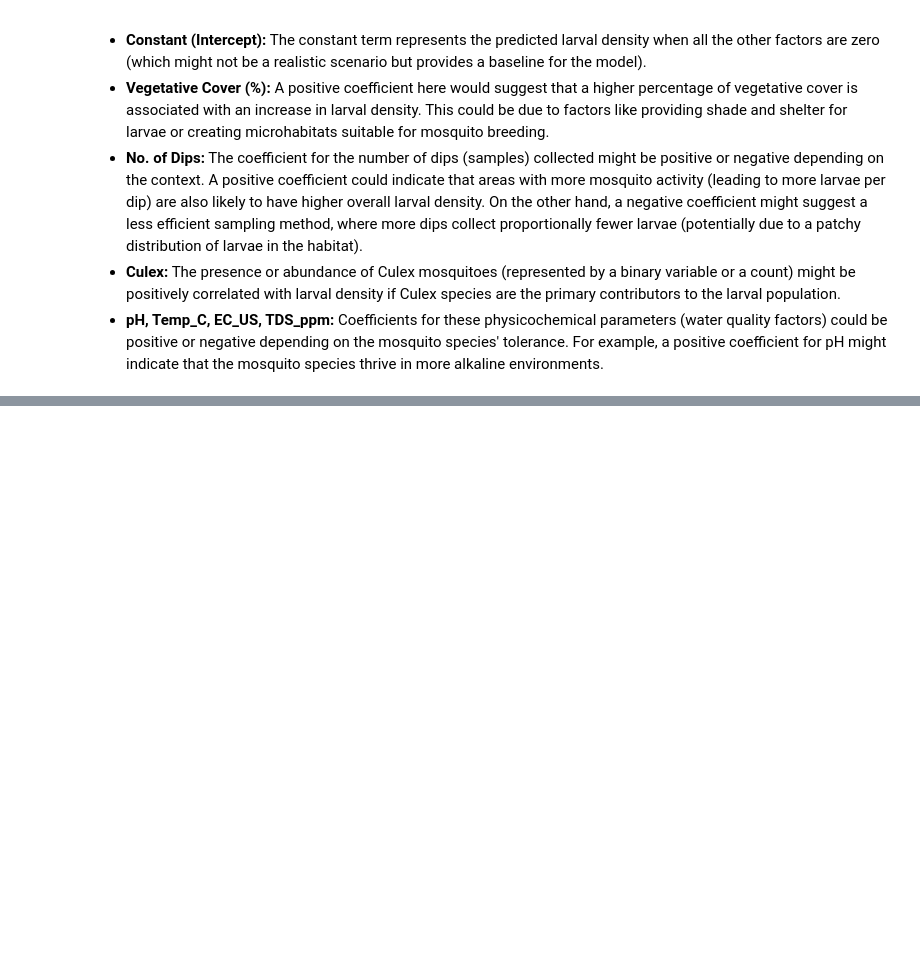
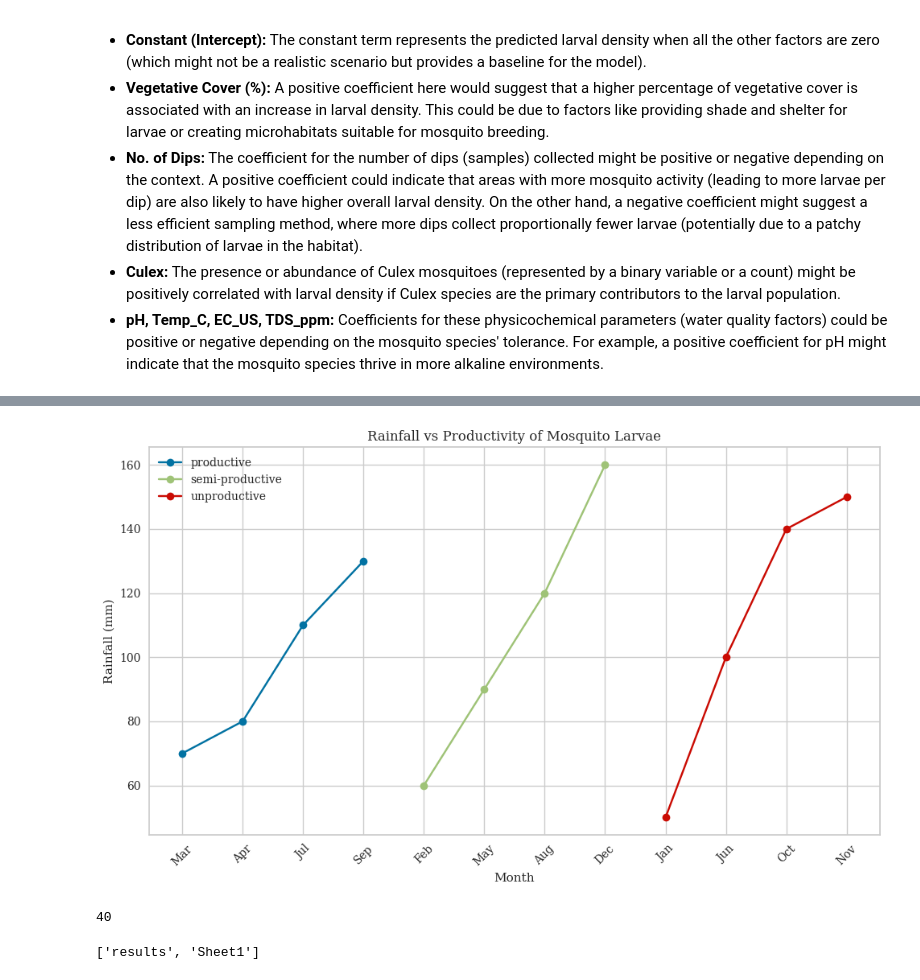
Before and after one commit to philusnarh/Lecture_notes, a Jupyter notebook: QAnalysis/data_analysis.ipynb, the cells around one changed output, grey strips where cells are left out. Drawn from its saved outputs; the diff is of its cells as text; code cells hidden in the pictures; blank space fills up the shorter version.

```diff
--- a/QAnalysis/data_analysis.ipynb
+++ b/QAnalysis/data_analysis.ipynb
@@ -683,0 +788,48 @@ The table above shows the results of a linear regression for predicting larval d
+# %%
+import pandas as pd
+import matplotlib.pyplot as plt
+
+# Sample data for rainfall and productivity of mosquito larvae
+data = {
+    'Month': ['Jan', 'Feb', 'Mar', 'Apr', 'May', 'Jun', 'Jul', 'Aug', 'Sep', 'Oct', 'Nov', 'Dec'],
+    'Rainfall (mm)': [50, 60, 70, 80, 90, 100, 110, 120, 130, 140, 150, 160],
+    'Productivity': ['unproductive', 'semi-productive', 'productive', 'productive', 'semi-productive', 'unproductive',
+                     'productive', 'semi-productive', 'productive', 'unproductive', 'unproductive', 'semi-productive']
+}
+
+# Create a DataFrame
+df = pd.DataFrame(data)
+
+# Grouping data by productivity
+grouped = df.groupby('Productivity')
+
+# Plotting
+plt.figure(figsize=(10, 6))
+
+# Plot each group separately
+for name, group in grouped:
+    plt.plot(group['Month'], group['Rainfall (mm)'], marker='o', label=name)
+
+# Adding labels and title
+plt.xlabel('Month')
+plt.ylabel('Rainfall (mm)')
+plt.title('Rainfall vs Productivity of Mosquito Larvae')
+plt.legend()
+plt.grid(True)
+plt.xticks(rotation=45)
+
+# Show plot
+plt.tight_layout()
+plt.show()
+# %% [output]
+[figure, added]
+# %%
+5*8
+# %% [output]
+40
+# %%
+hbnufile_path = '/home/laklevi1/anarh/Aforson/HBNUresults_Dodowa_results_2.xlsx'
+xl = pd.ExcelFile(f'{hbnufile_path }')
+xl.sheet_names
+# %% [output]
+['results', 'Sheet1']
```
Also changed, not shown: parts of 15 cells of this notebook.
